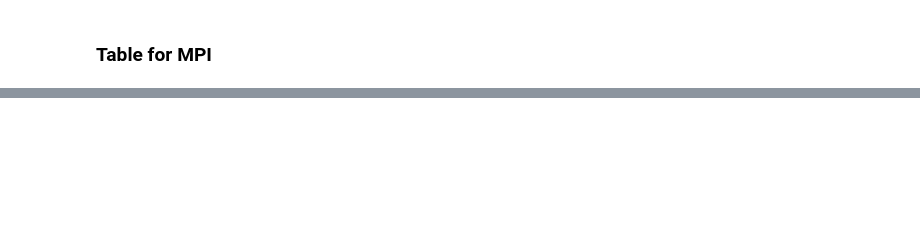
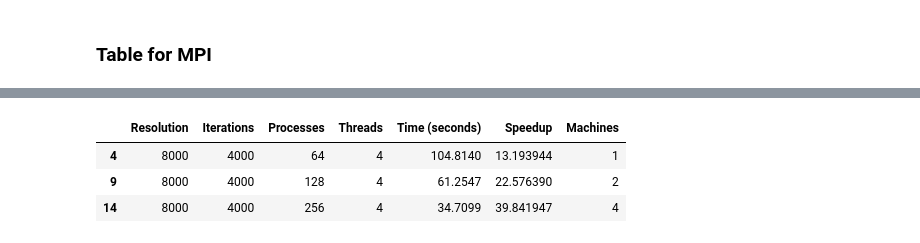
Before and after one commit to Siponek/HPC-AMD-Mandelbrot-Parallelization, a Jupyter notebook: plot_module/main.ipynb, the cells around one changed output, grey strips where cells are left out. Drawn from its saved outputs; the diff is of its cells as text; code cells hidden in the pictures; blank space fills up the shorter version.

```diff
--- a/plot_module/main.ipynb
+++ b/plot_module/main.ipynb
@@ -454,0 +587,93 @@ KeyError: 'OpenMP'
+# %%
+df_mpi_temp = df_mpi[['Resolution', 'Iterations','Nodes','Threads', 'Time (seconds)', ]].copy()
+# Assuming 'df_seq' contains a single row for the sequential execution
+filtered_df_seq = df_seq[
+    (df_seq['Resolution'] == 8000) &
+    (df_seq['Iterations'] == 4000)
+]
+rows_per_machine = 5
+machine_counts = []
+total_rows = df_mpi.shape[0]
+for i in range(total_rows):
+    if i < rows_per_machine:
+        machine_counts.append(1)
+    elif i < 2 * rows_per_machine:
+        machine_counts.append(2)
+    elif i < 3 * rows_per_machine:
+        machine_counts.append(4)
+    else:
+        machine_counts.append(None)  # Handle any additional rows if present
+# rename Nodes to Processes
+df_mpi_temp = df_mpi_temp.rename(columns={"Nodes": "Processes"})
+# Get the maximum processes for every distinct machine configuration
+
+
+# Calculate the speedup for every row
+df_mpi_temp['Speedup'] =  filtered_df_seq['Time (seconds)'].values[0] / df_mpi_temp['Time (seconds)']
+# Add the Machines column to the DataFrame
+df_mpi_temp['Machines'] = machine_counts
+df_mpi_temp['Machines'] = df_mpi_temp['Machines'].astype(str)
+df_mpi_simple = df_mpi_temp.copy()
+df_mpi_simple['Processes'] = df_mpi_simple['Processes'].astype(int)
+df_mpi_simple['Machines'] = df_mpi_simple['Machines'].astype(str)
+df_mpi_simple['Processes'] = df_mpi_simple['Processes'].astype(str)
+# get df where there is the higest processes number per machines
+df_mpi_simple = df_mpi_temp[df_mpi_temp.groupby('Machines')['Processes'].transform("max") == df_mpi_temp['Processes']]
+fig_simple = px.line(
+	df_mpi_simple,
+	x='Processes',
+	y='Speedup',
+	markers=True,
+	title='Speedup vs Number of Processes',
+	labels={
+		'Processes': 'Number of Processes',
+		'Speedup': 'Speedup (Sequential / Parallel)',
+	},
+  width=600,    # Set the desired width
+
+)
+fig_simple.update_layout(
+	xaxis=dict(type='category'),
+	yaxis_title='Speedup (Sequential / Parallel)',
+	template='plotly_white',
+	title={
+		'text': "Speedup per number of processes",
+		'y': 0.95,
+		'x': 0.5,
+		'xanchor': 'auto',
+		'yanchor': 'auto'
+	},
+	margin=dict(t=100, l=50, r=50, b=50),
+ legend=dict(
+	x=0.2,
+	y=1.15,
+)
+)
+# So we need to calculate the ideal speedup for the first value of the speedup
+# Get the first value of the speedup
+first_speedup = df_mpi_simple['Speedup'].iloc[0]
+# # Get the first value of the processes
+first_processes = df_mpi_simple['Processes'].iloc[0]
+# Calculate the ideal speedup for the first value
+ideal_speedup = first_speedup * (first_processes / 64)
+# Calculate the ideal speedup for all processes
+ideal_speedups = [ideal_speedup * (p / 64) for p in df_mpi_simple['Processes']]
+# Add the ideal speedup line
+fig_simple.add_trace(
+	go.Scatter(
+		x=df_mpi_simple['Processes'],
+		y=ideal_speedups,
+		mode='lines',
+		name='Ideal Speedup starting from 64 processes',
+		line=dict(dash='dot', color='Red')
+	)
+)
+fig_simple.update_yaxes(range=[0, df_mpi_simple['Speedup'].max() * 1.3])
+# Move the legend to the top
+display(df_mpi_simple)
+fig_simple.show()
+# %% [output]
+|  | Resolution | Iterations | Processes | Threads | Time (seconds) | Speedup | Machines |
+| 4 | 8000 | 4000 | 64 | 4 | 104.8140 | 13.193944 | 1 |
+| 9 | 8000 | 4000 | 128 | 4 | 61.2547 | 22.576390 | 2 |
+| 14 | 8000 | 4000 | 256 | 4 | 34.7099 | 39.841947 | 4 |
```
Also changed, not shown: parts of 16 cells of this notebook, 1 other file.
